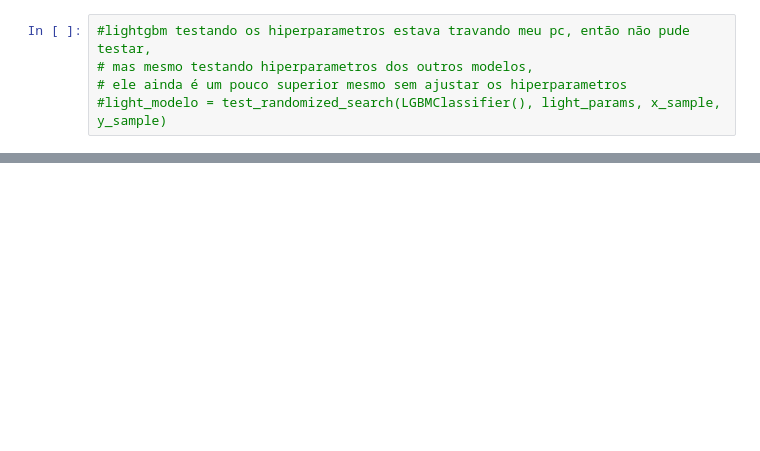
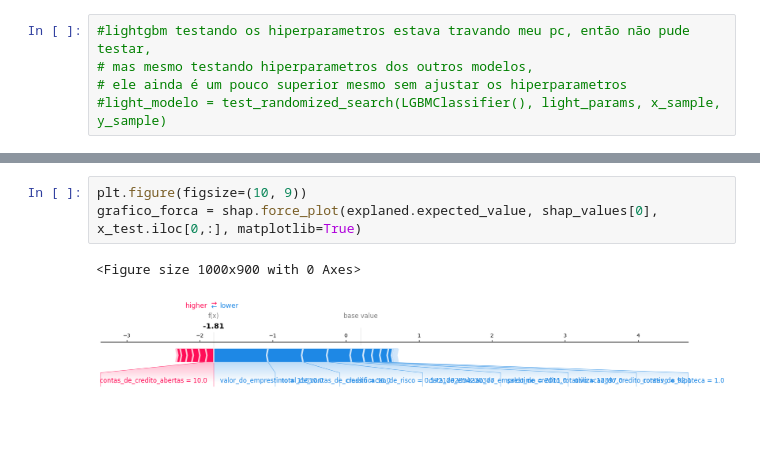
Before and after one commit to ericgoncalvesaraujo-rgb/predicao-risco-credito, a Jupyter notebook: criacao_modelo.ipynb, the cells around one changed output, grey strips where cells are left out. Drawn from its saved outputs; the diff is of its cells as text; blank space fills up the shorter version.

```diff
--- a/criacao_modelo.ipynb
+++ b/criacao_modelo.ipynb
@@ -314,0 +464,6 @@ array([[38469, 23206],
+# %%
+plt.figure(figsize=(10, 9))
+grafico_forca = shap.force_plot(explaned.expected_value, shap_values[0], x_test.iloc[0,:], matplotlib=True)
+# %% [output]
+<Figure size 1000x900 with 0 Axes>
+[figure, added]
```
Also changed, not shown: parts of 30 cells of this notebook.
